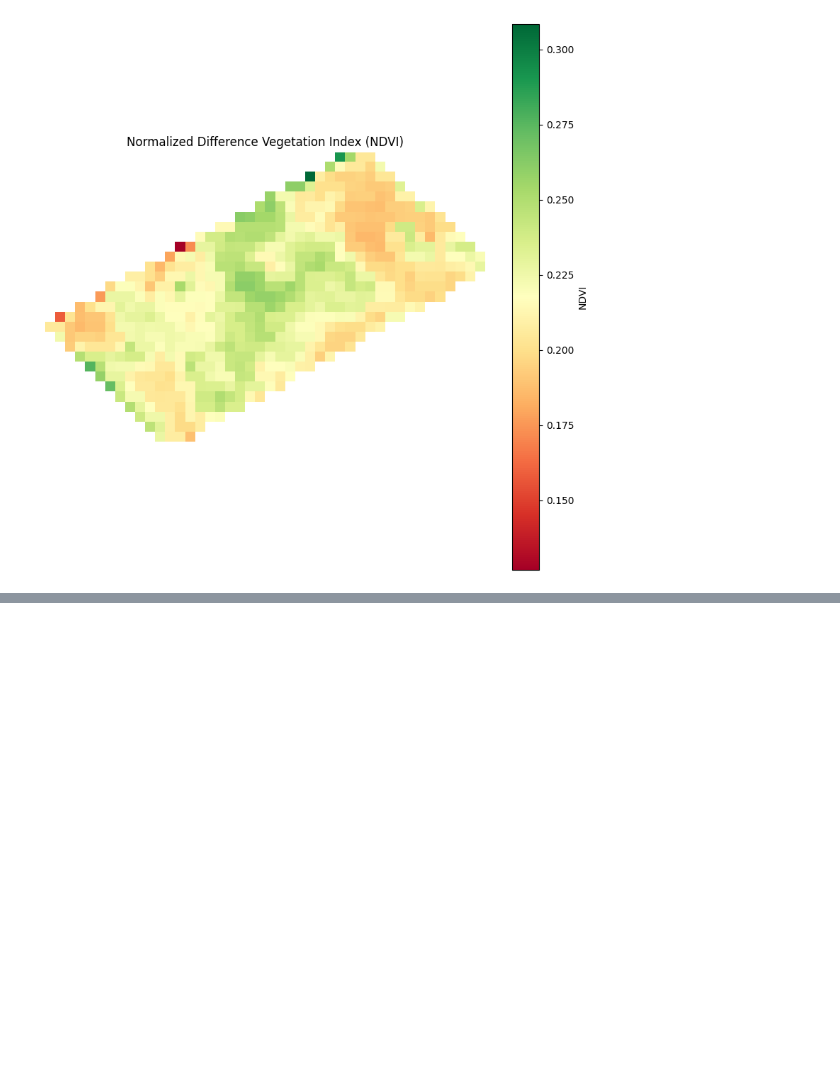
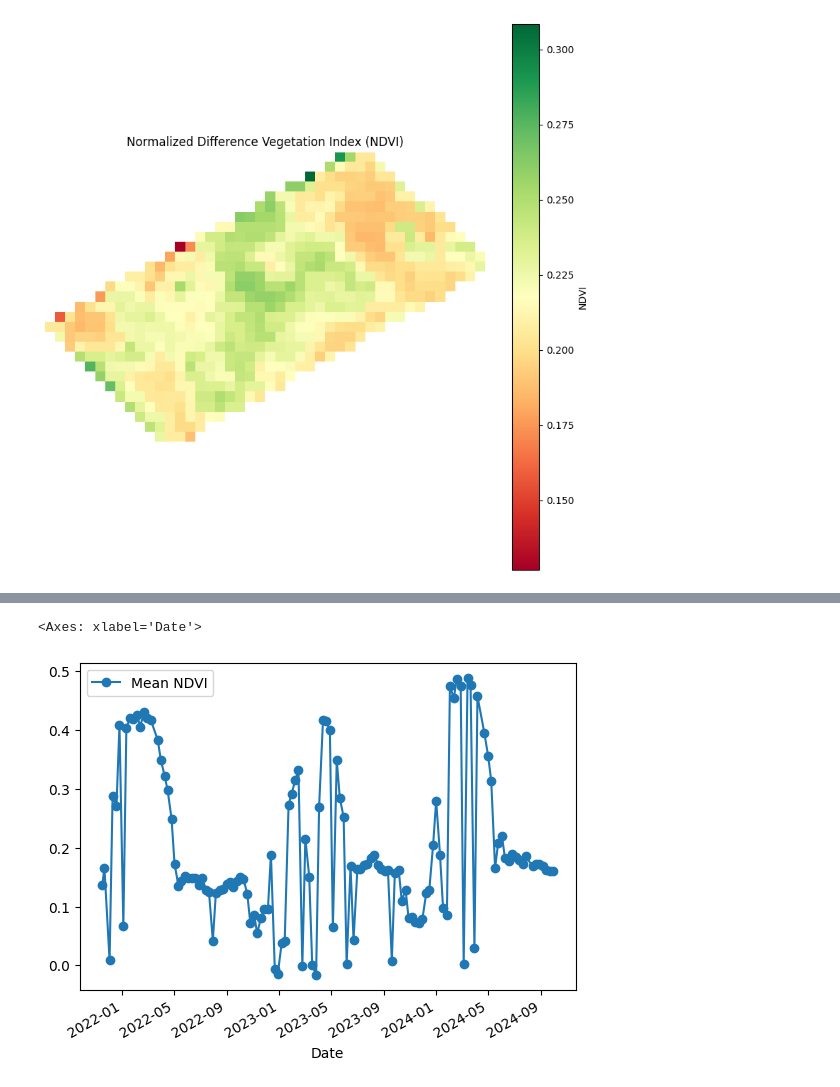
Before and after one commit to travis-mendoza/gold-team-rulez, a Jupyter notebook: satellite_img_processing.ipynb, the cells around one changed output, grey strips where cells are left out. Drawn from its saved outputs; the diff is of its cells as text; code cells hidden in the pictures; blank space fills up the shorter version.

```diff
--- a/satellite_img_processing.ipynb
+++ b/satellite_img_processing.ipynb
@@ -151,3 +142,6 @@ all_ndwi = []
 
 for image_date in raw_date_strings:
     mean_ndvi, mean_gci, mean_ndwi = get_mean_parameters(image_date)
+    all_ndvi.append(mean_ndvi)
+    all_gci.append(mean_gci)
+    all_ndwi.append(mean_ndwi)
@@ -155,0 +148,19 @@ for image_date in raw_date_strings:
+# %%
+import pandas as pd
+
+# Assuming 'unique_dates' and 'raw_date_strings' have been created as before
+
+# Create a DataFrame
+df = pd.DataFrame({
+    'Date': unique_dates,  # Datetime objects
+    'Raw Date String': raw_date_strings,  # Corresponding raw strings (YYYYDDD)
+    'Mean NDVI': all_ndvi,
+    'Mean GCI': all_gci,
+    'Mean NDWI': all_ndwi
+})
+
+# Set the 'Date' column to proper datetime format (though they should already be datetime objects)
+df['Date'] = pd.to_datetime(df['Date'])
+
+# Display or further manipulate the dataframe
+print(df)
@@ -155,0 +186,5 @@ for image_date in raw_date_strings:
+# %%
+df.plot(x= 'Date', y='Mean NDVI', linestyle = '-', marker = 'o')
+# %% [output]
+<Axes: xlabel='Date'>
+[figure, added]
```
Also changed, not shown: parts of 5 cells of this notebook, 1 other file.
